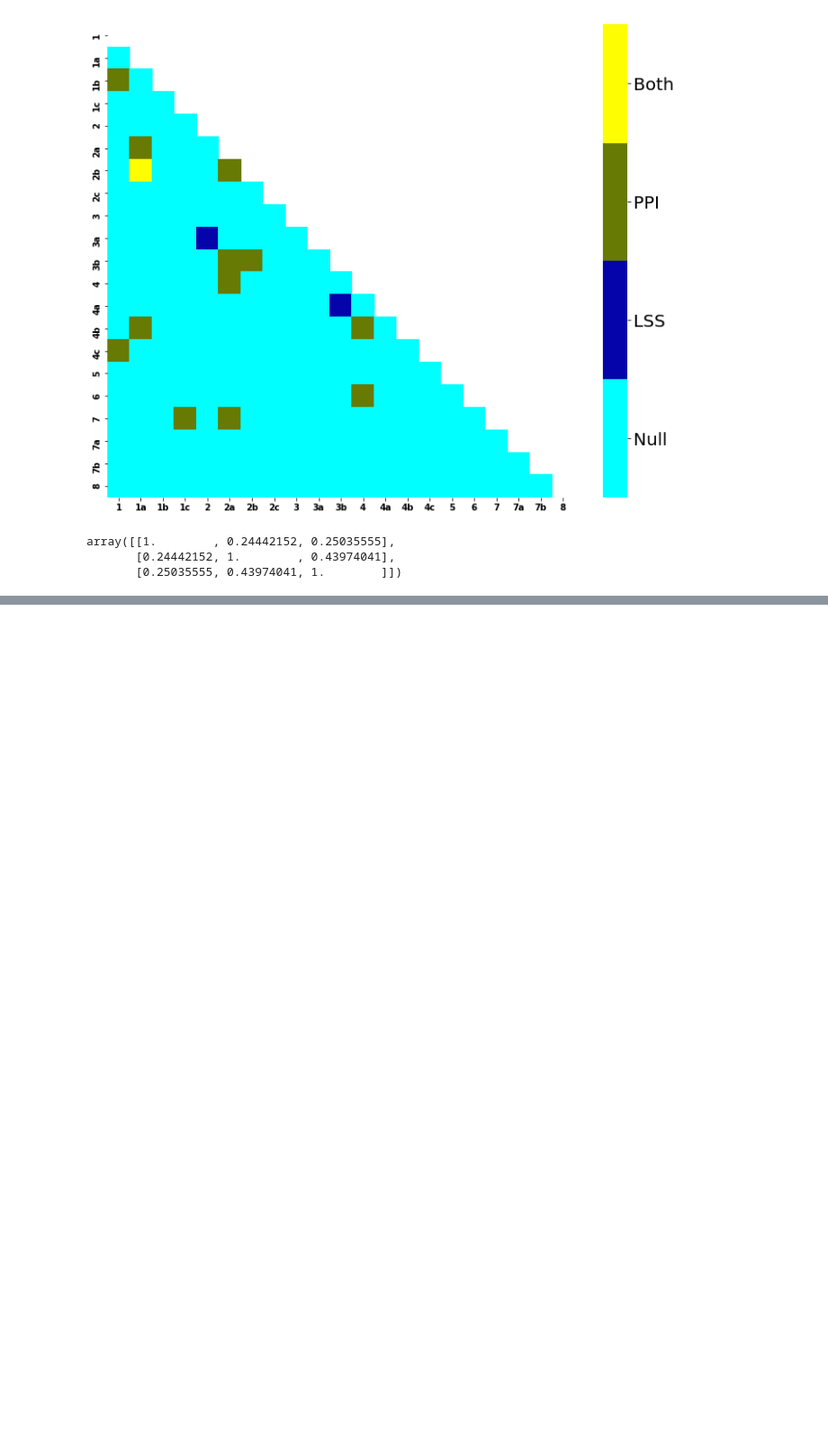
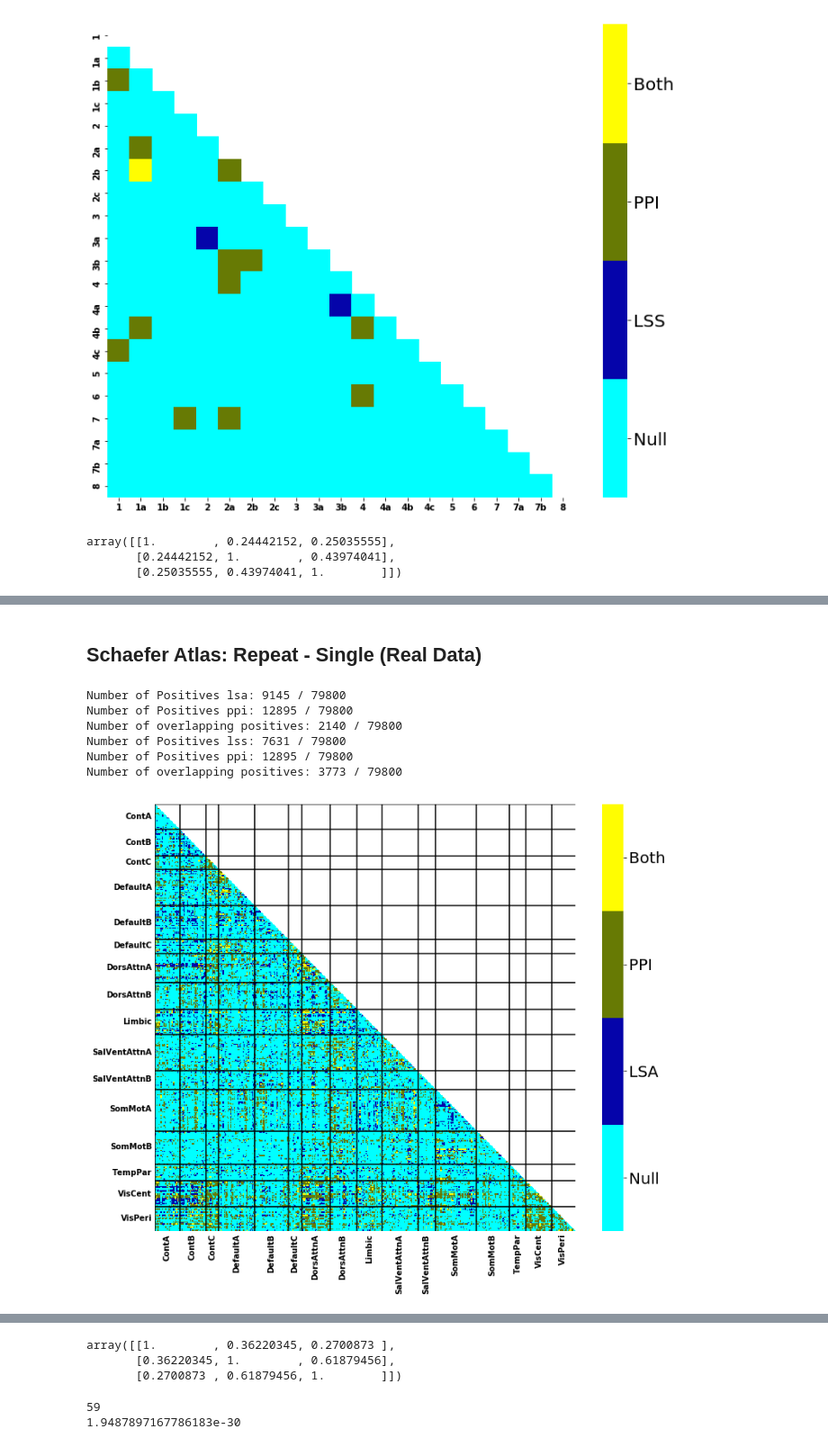
Before and after one commit to jdkent/BetaSeriesRealDataAnalysis, a Jupyter notebook: PPITest/compare_bsc_ppi.ipynb, the cells around one changed output, grey strips where cells are left out. Shown at 90% size. Drawn from its saved outputs; the diff is of its cells as text; code cells hidden in the pictures; blank space fills up the shorter version.

```diff
--- a/PPITest/compare_bsc_ppi.ipynb
+++ b/PPITest/compare_bsc_ppi.ipynb
@@ -397,0 +516,14 @@ array([[1.        , 0.24442152, 0.25035555],
+# %% [markdown]
+## Schaefer Atlas: Repeat - Single (Real Data)
+# %%
+fig_lsa, fig_lss, ppi_model_df, lss_model_df, lsa_model_df, overlap_lsa_df, overlap_lss_df = nf.compare_ppi_lss_lsa_sig(
+    ts_sch_ppi_repeatxsingle, ts_sch_lss_repeatxsingle, ts_sch_lsa_repeatxsingle,
+    rois="schaefer", nthreads=N_THREADS, use_python=True)
+# %% [output]
+Number of Positives lsa: 9145 / 79800
+Number of Positives ppi: 12895 / 79800
+Number of overlapping positives: 2140 / 79800
+Number of Positives lss: 7631 / 79800
+Number of Positives ppi: 12895 / 79800
+Number of overlapping positives: 3773 / 79800
+[figure, added]
@@ -397,0 +531,15 @@ array([[1.        , 0.24442152, 0.25035555],
+# %%
+np.corrcoef([lsa_model_df["estimate"], lss_model_df["estimate"], ppi_model_df["estimate"]])
+# %% [output]
+array([[1.        , 0.36220345, 0.2700873 ],
+       [0.36220345, 1.        , 0.61879456],
+       [0.2700873 , 0.61879456, 1.        ]])
+# %%
+bool_query = ppi_model_df['source'].isin(best_regions_orig) & ppi_model_df['target'].isin(best_regions_orig)
+num_sig = np.sum(ppi_model_df['p_value'][bool_query] < 0.05)
+binom_pvalue = binom_test(num_sig, len(ppi_model_df['p_value'][bool_query]), prop=0.05, alternative='larger')
+print(num_sig)
+print(binom_pvalue)
+# %% [output]
+59
+1.9487897167786183e-30
```
Also changed, not shown: parts of 26 cells of this notebook, 1 other file.
